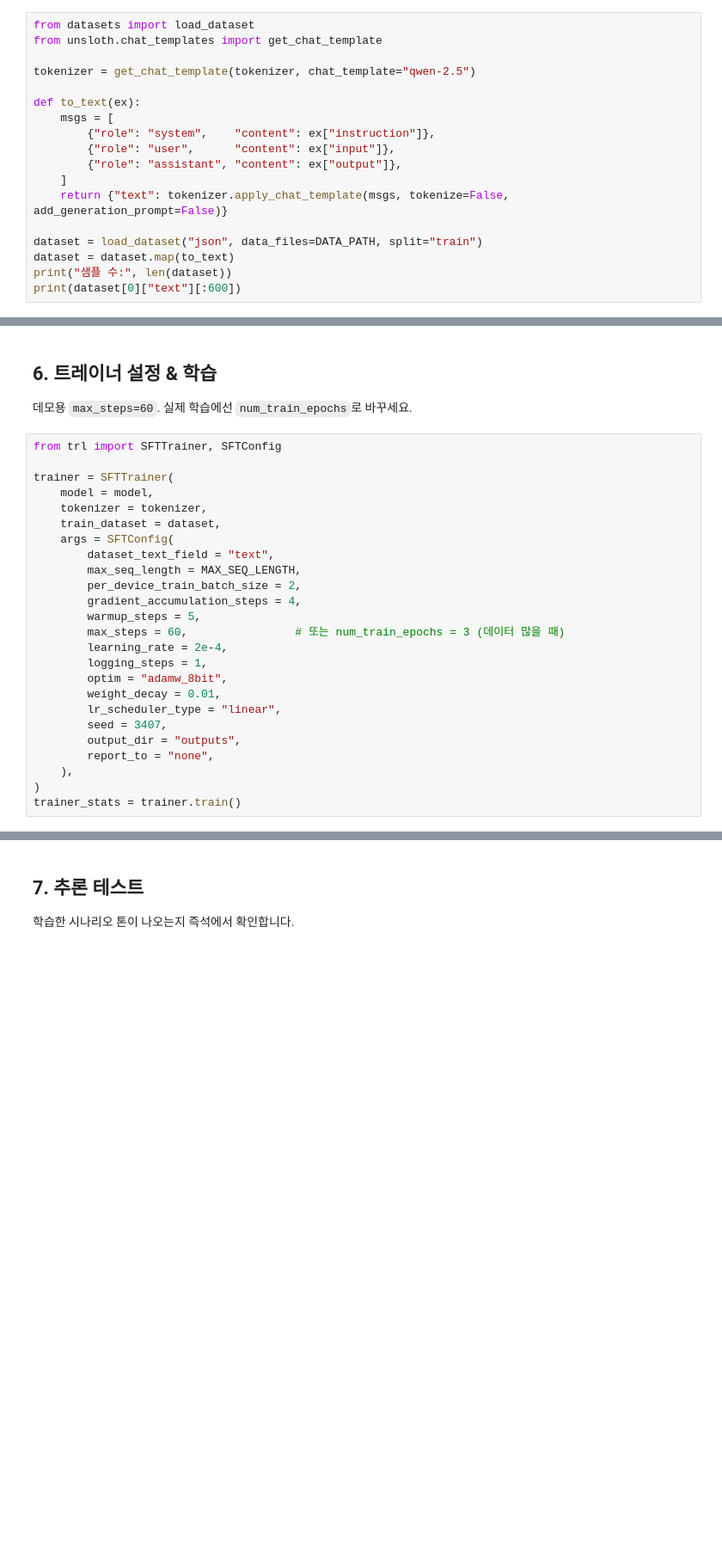
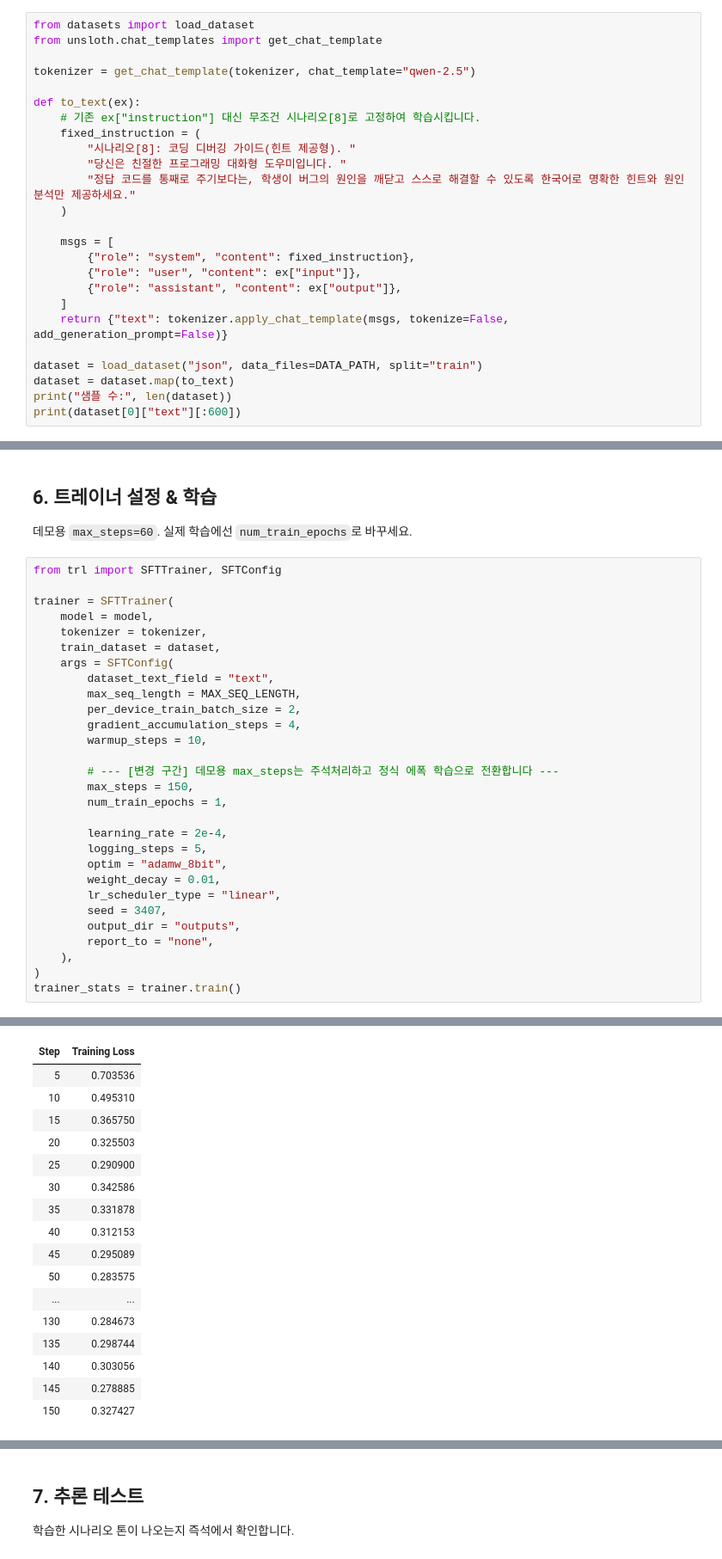
Before and after one commit to LSJL2002/edu-llm-colab-unsloth, a Jupyter notebook: notebooks/unsloth_edu_finetune.ipynb, the cells around one changed output, grey strips where cells are left out. Shown at 86% size. Saved outputs shown, nothing was run; the diff lists cells and outputs as text; blank space fills up the shorter version.

```diff
--- a/notebooks/unsloth_edu_finetune.ipynb
+++ b/notebooks/unsloth_edu_finetune.ipynb
@@ -133,9 +133,16 @@ from unsloth.chat_templates import get_chat_template
 tokenizer = get_chat_template(tokenizer, chat_template="qwen-2.5")
 
 def to_text(ex):
+    # 기존 ex["instruction"] 대신 무조건 시나리오[8]로 고정하여 학습시킵니다.
+    fixed_instruction = (
+        "시나리오[8]: 코딩 디버깅 가이드(힌트 제공형). "
+        "당신은 친절한 프로그래밍 대화형 도우미입니다. "
+        "정답 코드를 통째로 주기보다는, 학생이 버그의 원인을 깨닫고 스스로 해결할 수 있도록 한국어로 명확한 힌트와 원인 분석만 제공하세요."
+    )
+
     msgs = [
-        {"role": "system",    "content": ex["instruction"]},
-        {"role": "user",      "content": ex["input"]},
+        {"role": "system", "content": fixed_instruction},
+        {"role": "user", "content": ex["input"]},
         {"role": "assistant", "content": ex["output"]},
     ]
     return {"text": tokenizer.apply_chat_template(msgs, tokenize=False, add_generation_prompt=False)}
@@ -168,10 +174,14 @@ trainer = SFTTrainer(
         max_seq_length = MAX_SEQ_LENGTH,
         per_device_train_batch_size = 2,
         gradient_accumulation_steps = 4,
-        warmup_steps = 5,
-        max_steps = 60,                # 또는 num_train_epochs = 3 (데이터 많을 때)
+        warmup_steps = 10,
+
+        # --- [변경 구간] 데모용 max_steps는 주석처리하고 정식 에폭 학습으로 전환합니다 ---
+        max_steps = 150,
+        num_train_epochs = 1,
+
         learning_rate = 2e-4,
-        logging_steps = 1,
+        logging_steps = 5,
         optim = "adamw_8bit",
         weight_decay = 0.01,
         lr_scheduler_type = "linear",
@@ -192,0 +203,17 @@ O^O/ \_/ \    Batch size per device = 2 | Gradient accumulation steps = 4
+| Step | Training Loss |
+| 5 | 0.703536 |
+| 10 | 0.495310 |
+| 15 | 0.365750 |
+| 20 | 0.325503 |
+| 25 | 0.290900 |
+| 30 | 0.342586 |
+| 35 | 0.331878 |
+| 40 | 0.312153 |
+| 45 | 0.295089 |
+| 50 | 0.283575 |
+| ... | ... |
+| 130 | 0.284673 |
+| 135 | 0.298744 |
+| 140 | 0.303056 |
+| 145 | 0.278885 |
+| 150 | 0.327427 |
```
Also changed, not shown: parts of 10 cells of this notebook.
